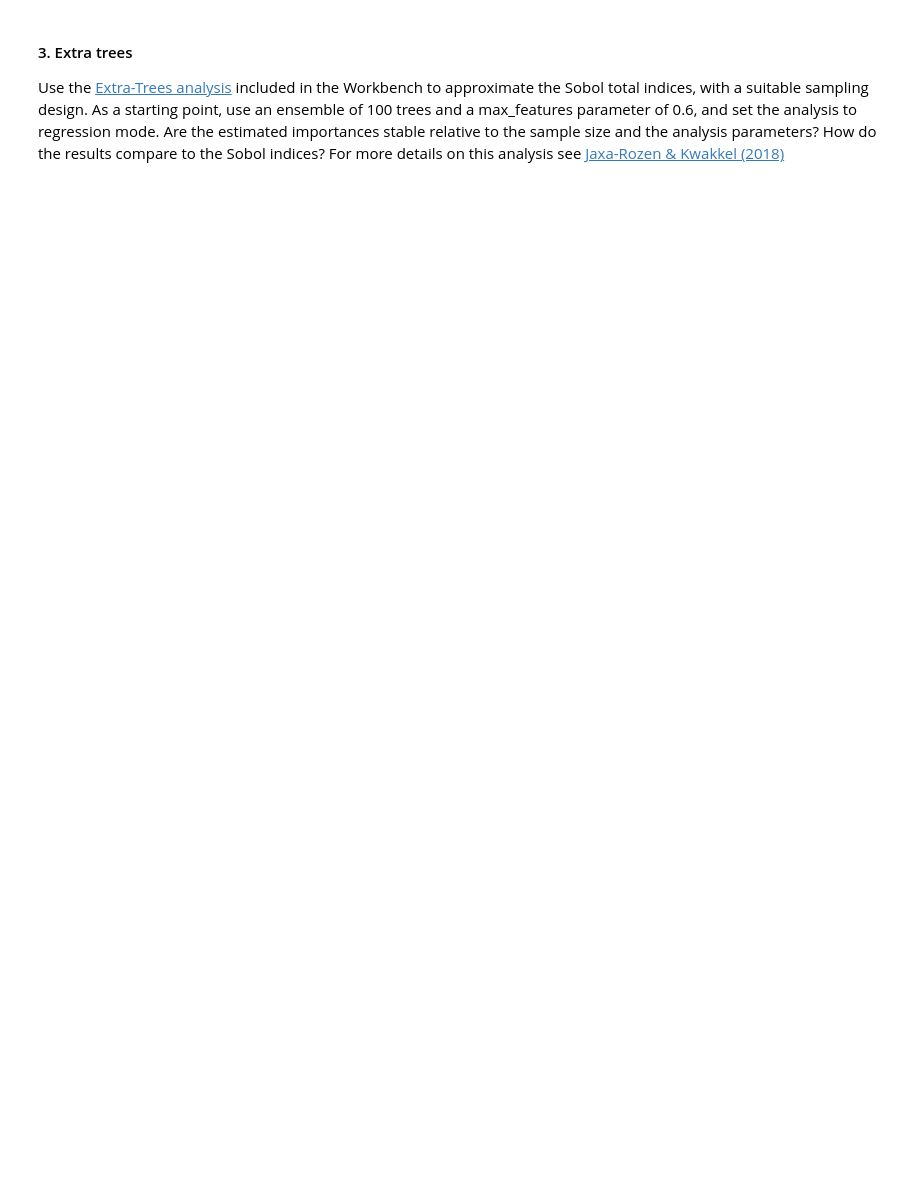
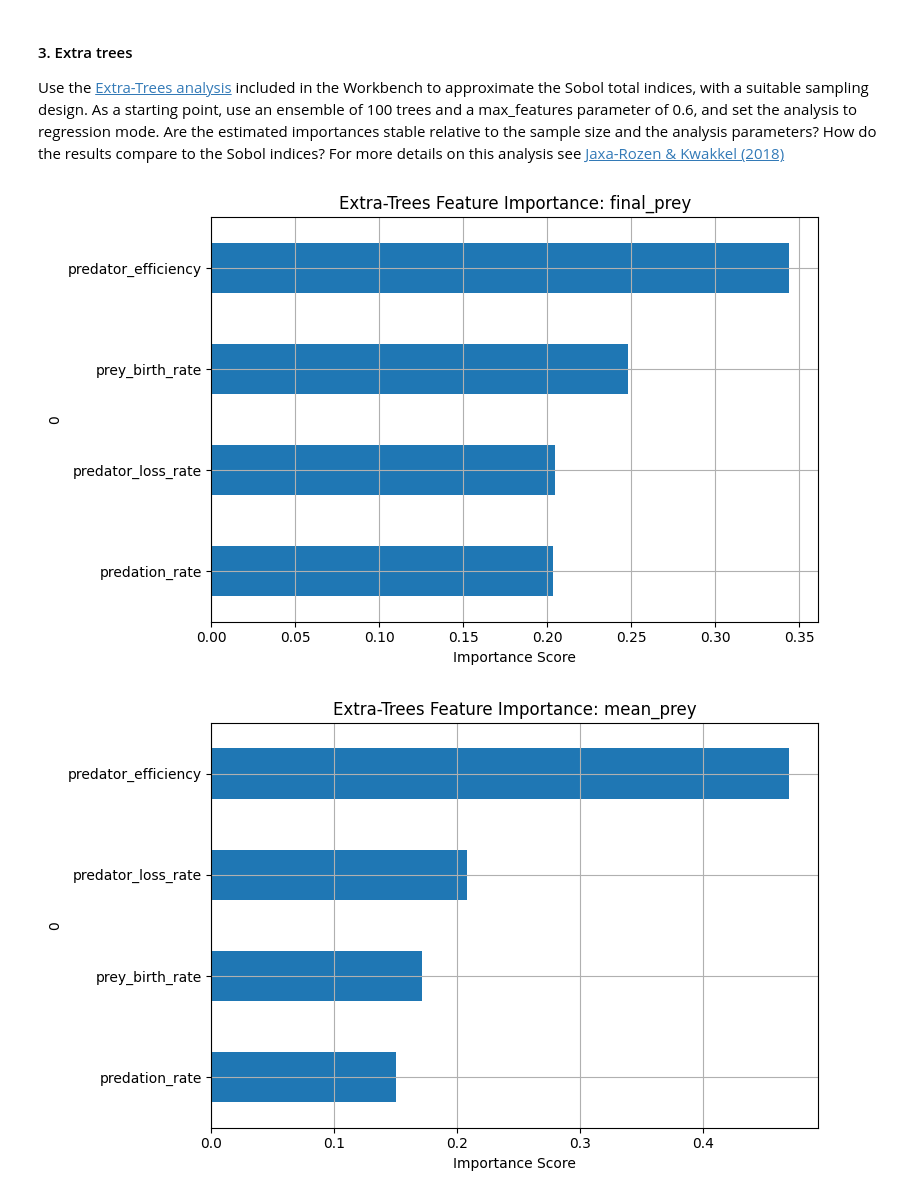
Before and after one commit to adaprecup/decision_making_assignments, a Jupyter notebook: Week 3-4 - vulnerability analysis/assignment 6 - sensitivity analysis.ipynb, the cells around one changed output. Drawn from its saved outputs; the diff is of its cells as text; code cells hidden in the pictures; blank space fills up the shorter version.

```diff
--- a/Week 3-4 - vulnerability analysis/assignment 6 - sensitivity analysis.ipynb
+++ b/Week 3-4 - vulnerability analysis/assignment 6 - sensitivity analysis.ipynb
@@ -203,3 +329,41 @@ Use the Sobol sampling functionality included in the Workbench to perform experi
 # %% [markdown]
 #### 3. Extra trees
 Use the [Extra-Trees analysis](https://emaworkbench.readthedocs.io/en/latest/ema_documentation/analysis/feature_scoring.html) included in the Workbench to approximate the Sobol total indices, with a suitable sampling design. As a starting point, use an ensemble of 100 trees and a max_features parameter of 0.6, and set the analysis to regression mode. Are the estimated importances stable relative to the sample size and the analysis parameters? How do the results compare to the Sobol indices? For more details on this analysis see [Jaxa-Rozen & Kwakkel (2018)](https://www.sciencedirect.com/science/article/pii/S1364815217311581)
+# %%
+# Import libraries
+from ema_workbench.analysis import feature_scoring
+from ema_workbench.analysis.feature_scoring import RuleInductionType
+import matplotlib.pyplot as plt
+import pandas as pd
+
+
+# Convert output indicators into dictionary format expected by get_feature_scores_all
+y_dict = {col: df_metrics[col].values for col in df_metrics.columns}
+
+# Run Extra-Trees feature scoring
+all_scores = feature_scoring.get_feature_scores_all(
+    x=experiments,
+    y=y_dict,
+    alg='extra trees',                     # Use Extra-Trees algorithm
+    mode=RuleInductionType.REGRESSION,    # Regression mode
+    nr_trees=100,                         # Number of trees in the ensemble
+    max_features=0.33,                     # Max features considered per split --> p/3 --> 4/3 = 1.33 --> 1.33/4 = 0.33
+    random_state=123                      # For reproducibility
+)
+
+# Visualize the results
+def plot_feature_scores(scores_df, outcome_name):
+    scores = scores_df[outcome_name].sort_values(ascending=True)
+    scores.plot(kind='barh', figsize=(8, 5))
+    plt.title(f"Extra-Trees Feature Importance: {outcome_name}")
+    plt.xlabel("Importance Score")
+    plt.tight_layout()
+    plt.grid(True)
+    plt.show()
+
+# Plot each outcome indicator
+for outcome_name in df_metrics.columns:
+    plot_feature_scores(all_scores, outcome_name)
+# %% [output]
+[figure, added]
+[figure, added]
```
Also changed, not shown: parts of 7 cells of this notebook.
